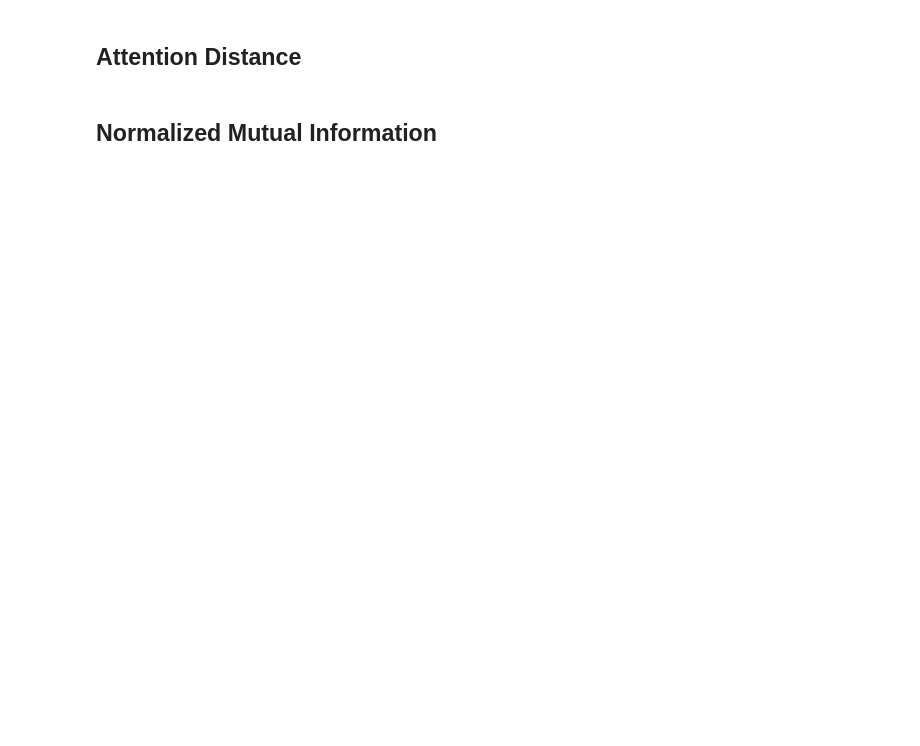
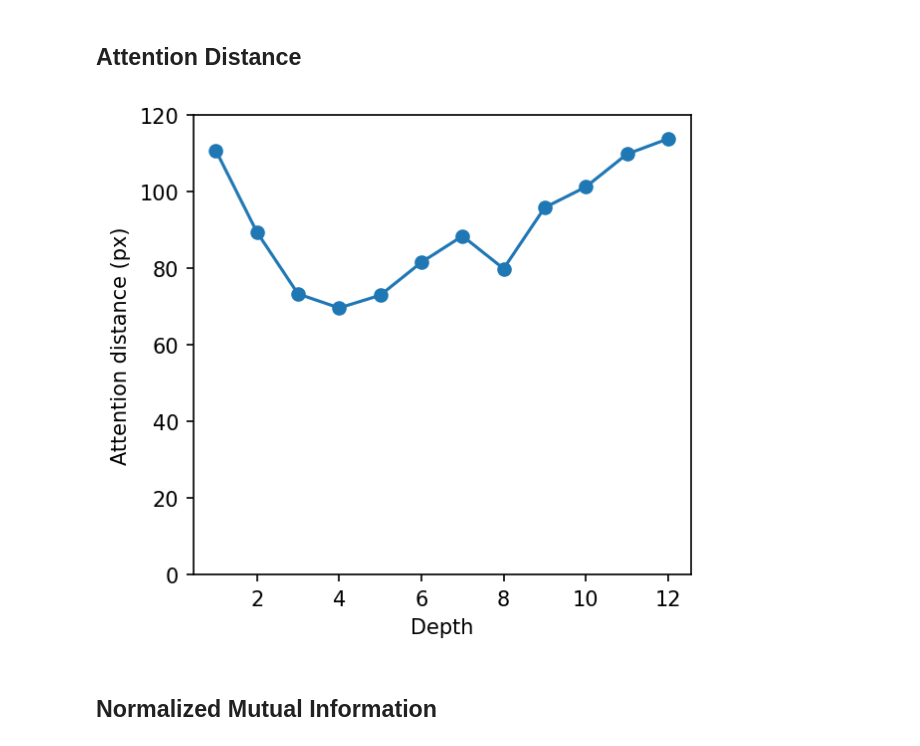
Before and after one commit to naver-ai/cl-vs-mim, a Jupyter notebook: self_attention_analysis.ipynb, the cells around one changed output. Cells and saved outputs as stored; diff of their text form; code cells hidden in the pictures; blank space fills up the shorter version.

```diff
--- a/self_attention_analysis.ipynb
+++ b/self_attention_analysis.ipynb
@@ -201,34 +219,87 @@ def calculate_mean_attention_dist(patch_size, attention_weights):
 # %%
+# build off the implementation of https://github.com/sayakpaul/probing-vits
+import numpy as np
+
+def compute_distance_matrix(patch_size, num_patches, length):
+    """Helper function to compute distance matrix."""
+    distance_matrix = np.zeros((num_patches, num_patches))
+    for i in range(num_patches):
+        for j in range(num_patches):
+            if i == j: # zero distance
+                continue
+
+            xi, yi = (int(i/length)), (i % length)
+            xj, yj = (int(j/length)), (j % length)
+            distance_matrix[i, j] = patch_size * np.linalg.norm([xi - xj, yi - yj])
+
+    return distance_matrix
+
+def calculate_mean_attention_dist(patch_size, attention_weights):
+    """ The attention_weights shape = (batch, num_heads, num_patches, num_patches)"""
+
+    num_patches = attention_weights.shape[-1]
+    length = int(np.sqrt(num_patches))
+    assert (length**2 == num_patches), ("Num patches is not perfect square")
+
+    distance_matrix = compute_distance_matrix(patch_size, num_patches, length)
+    h, w = distance_matrix.shape
+
+    distance_matrix = distance_matrix.reshape((1, 1, h, w))
+    # The attention_weights along the last axis adds to 1
+    # this is due to the fact that they are softmax of the raw logits
+    # summation of the (attention_weights * distance_matrix)
+    # should result in an average distance per token
+    mean_distances = attention_weights * distance_matrix
+    mean_distances = np.sum(mean_distances, axis=-1) # sum along last axis to get average distance per token
+    mean_distances = np.mean(mean_distances, axis=-1) # now average across all the tokens
+
+    return torch.tensor(mean_distances)
+
+
+#@markdown Execute this cell to calculate attention distance. Attention distance is defined as the average distance between the query tokens and key tokens considering their self-attention weights. Therefore, it conceptually corresponds to the size of the receptive fields in CNNs.
+#@markdown
+#@markdown These results shows that the attention distance of CL (MoCo) is significantly higher than that of MIM (SimMIM), especially in the later layers. As seen above, the qualitative visualization, this implies that the representations of CL contain global patterns and shape information, so CL can help ViTs distinguish between objects of images. Conversely, the self-attentions of MIM mainly capture local relationships; i.e., MIM may have difficulty recognizing whole objects and their shapes.
+
 from timm.utils import AverageMeter
 
-model = model_moco  # select a model
+model_option = "moco"  #@param ["moco", "simmim"]
+if model_option == "moco":
+    model = model_moco
+elif model_option == "simmim":
+    model = model_simmim
+else:
+    raise Exception("Invalid option: ", model_option)
+
 encoder_length = len(model.blocks)  # for example 12 for ViT-B
 distances = [AverageMeter() for _ in range(encoder_length)]
 
 for idx, (xs, _) in enumerate(dataset_test):
     xs = xs.cuda()
 
     with torch.no_grad():
         _, _, attns, _ = model(xs)
 
     for i, attn in enumerate([attn for attn in attns if attn is not None]):
         attn = attn[:,:,1:,1:]
         attn = attn + 1e-32
         attn = attn / attn.sum(dim=-1, keepdim=True)  # normalize
         attn = attn.cpu().float().detach().numpy()
 
         distance = calculate_mean_attention_dist(patch_size=16, attention_weights=attn)
         distances[i].update(torch.mean(distance, dim=0))  # average w.r.t. batch
 
     if idx > -1:
         break
 
 
-fig, ax = plt.subplots(1, 1, figsize=(4.3, 4), dpi=200)
+fig, ax = plt.subplots(1, 1, figsize=(4.3, 4), dpi=150)
 distances = [torch.mean(distance.avg) for distance in distances]
 ax.plot(range(1, 13), distances, marker="o")
 ax.set_xlabel("Depth")
 ax.set_ylabel("Attention distance (px)")
+ax.set_ylim(top=120, bottom=0)
 plt.show()
+# %% [output]
+[figure, added]
 # %% [markdown]
 ## Normalized Mutual Information
```
Also changed, not shown: parts of 9 cells of this notebook, 2 other files.
